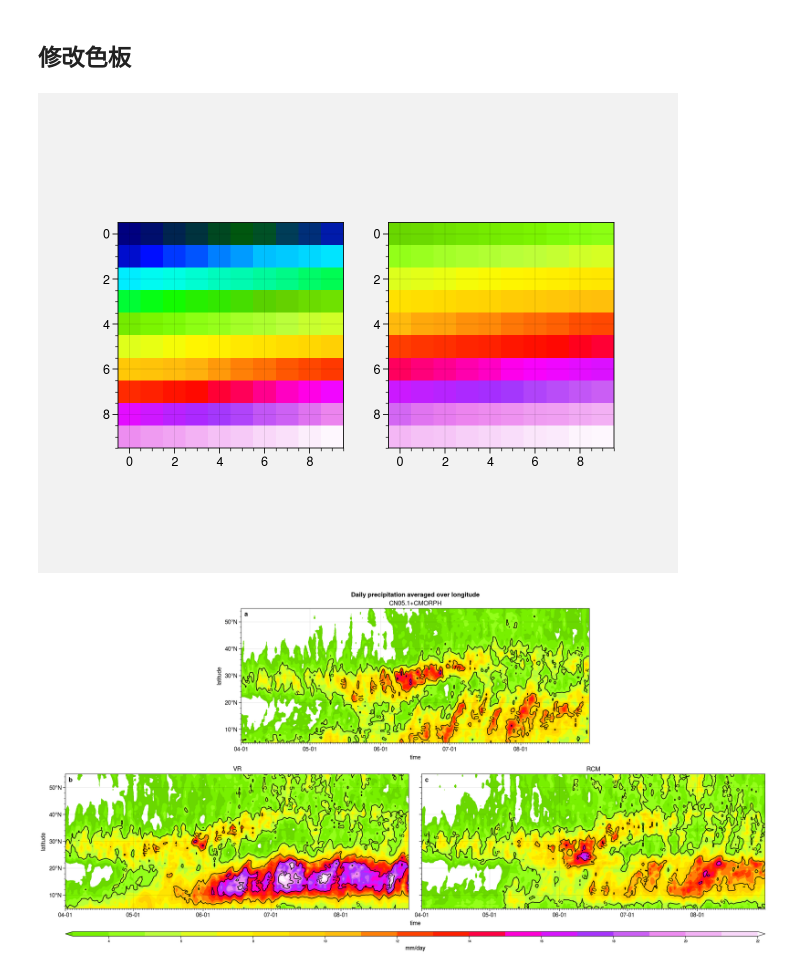
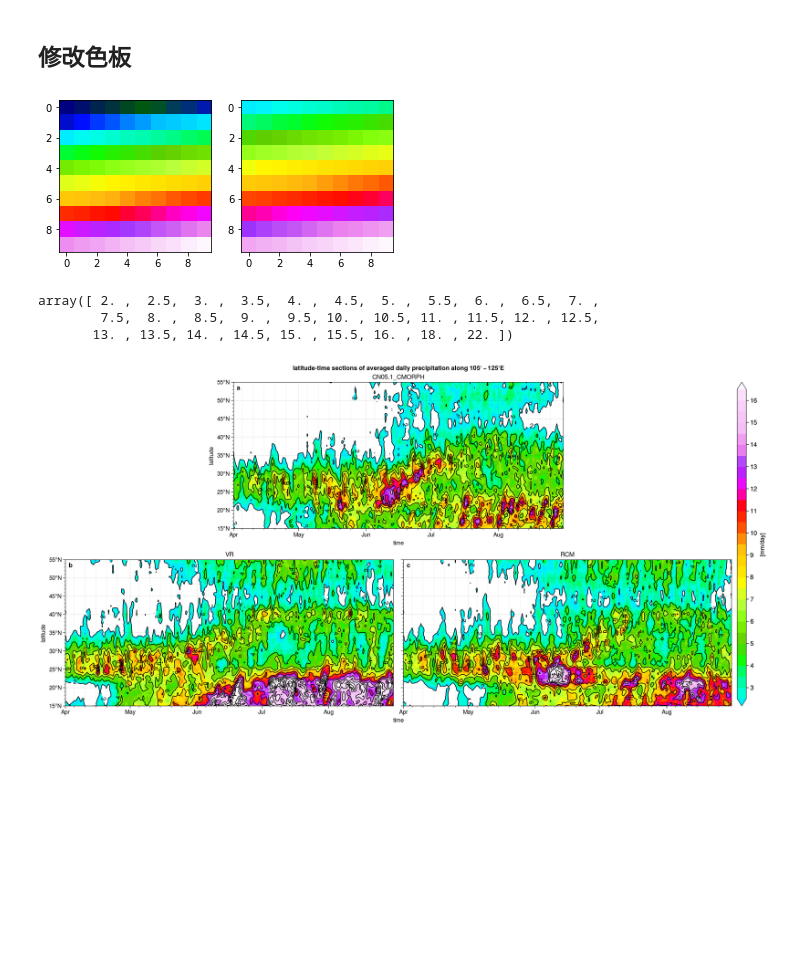
Before and after one commit to dozerlcl/MPAS_case_study, a Jupyter notebook: 92-25km_vr_rcm_postprocess/visualization/check_obs/settled/pre/time_latitude/pre_time_lat.ipynb, the cells around one changed output. Cells and saved outputs as stored; diff of their text form; code cells hidden in the pictures; blank space fills up the shorter version.

```diff
--- a/92-25km_vr_rcm_postprocess/visualization/check_obs/settled/pre/time_latitude/pre_time_lat.ipynb
+++ b/92-25km_vr_rcm_postprocess/visualization/check_obs/settled/pre/time_latitude/pre_time_lat.ipynb
@@ -78,27 +78,36 @@ for ivar in var.keys():
 # %%
 # 调整cmap，去掉gist_ncar 中深蓝色的部分
 # https://stackoverflow.com/questions/18926031/how-to-extract-a-subset-of-a-colormap-as-a-new-colormap-in-matplotlib
 
 import matplotlib.pyplot as plt
 import matplotlib.colors as colors
 import numpy as np
+import cmaps
 
 def truncate_colormap(cmap, minval=0.0, maxval=1.0, n=100):
     new_cmap = colors.LinearSegmentedColormap.from_list(
         'trunc({n},{a:.2f},{b:.2f})'.format(n=cmap.name, a=minval, b=maxval),
         cmap(np.linspace(minval, maxval, n)))
     return new_cmap
 
 arr = np.linspace(0, 50, 100).reshape((10, 10))
 fig, ax = plt.subplots(ncols=2)
 
 cmap = plt.get_cmap('gist_ncar')
-new_cmap = truncate_colormap(cmap, 0.38, 1.)
+# cmap = cmaps.gui_default
+new_cmap = truncate_colormap(cmap, 0.2, 1.)
 ax[0].imshow(arr, interpolation='nearest', cmap=cmap)
 ax[1].imshow(arr, interpolation='nearest', cmap=new_cmap)
 plt.show()
 # %% [output]
-[figure, old version]
+[figure, new version]
+# %%
+mean_ticks = np.concatenate((np.linspace(2,16,29), np.linspace(18,22,2)), axis=0)
+mean_ticks
+# %% [output]
+array([ 2. ,  2.5,  3. ,  3.5,  4. ,  4.5,  5. ,  5.5,  6. ,  6.5,  7. ,
+        7.5,  8. ,  8.5,  9. ,  9.5, 10. , 10.5, 11. , 11.5, 12. , 12.5,
+       13. , 13.5, 14. , 14.5, 15. , 15.5, 16. , 18. , 22. ])
 # %%
 # import proplot as plot
 from matplotlib import pyplot as plt
@@ -112,14 +121,16 @@ lat_sel  = var_lattime['obs'].lat
 # time_sel = var_lattime['obs'].time.dt.strftime("%m-%d")
 time_sel = var_lattime['obs'].time.values
 
-ticks = np.arange(2,24,1.)
-ticks_contour = np.arange(5,30,5.)
+# ticks = np.arange(4,25,1.)
+# ticks = np.arange(4,20,.5)
+ticks_contour = np.arange(0,30,2.)
+ticks = mean_ticks
 #----- create plot -----
 shapearray=[[0,1,1,0],[2,2,3,3]]
-fig, axs = plot.subplots(shapearray,figsize=(16,12))
+fig, axs = plot.subplots(shapearray,figsize=(16,8))
 
 #-----2012-----
-axs[0].format(title='CN05.1+CMORPH')
+axs[0].format(title='CN05.1_CMORPH')
 # axs[1].format(title='CMORPH')
 axs[1].format(title='VR')
 axs[2].format(title='RCM')
@@ -134,26 +145,33 @@ for i, ivar in enumerate(var_list):
     axs[i].clabel(m_contour, inline=True, fontsize=10, colors = 'k', fmt='%2.0f',use_clabeltext=True, inline_spacing=0)
 # format作为整个proplot集中对属性进行修改的method
 axs.format(
-xlocator=('month', [4,5,6,7,8]),
-xminorlocator='day',
+abc=True, abcloc='ul',
+
+yformatter='deglat',
+ylim=(15,55),
+ylabel='latitude',
+
 # xlocator='weekday',
-xformatter='%m-%d',
-yformatter='deglat',
+# xlocator=('month', [4,5,6,7,8]),
+# xminorlocator='day',
+# xformatter='%m-%d',
 xrotation=0,  # rotated time ticks
-ylim=(5,55),
-abc=True, abcloc='ul',
 xlabel='time',
-ylabel='latitude',
-suptitle="Daily precipitation averaged over longitude"
+xminorlocator=('day',range(0,30,5)),
+xlocator=('month',range(0,12,1)),
+xformatter = '%b', #title='Ticks every N units',
+xgridminor = True,
+
+suptitle="latitude-time sections of averaged daily precipitation along " + r"$105^{\circ} -125^{\circ} E$"
 )
 
 # for tick in axs.get_xticklabels():
     # tick.set_rotation(45)
 #----- add contour tick labels -----
-fig.colorbar(m_overlay, loc='b', length = 1., width=0.1,extend='both', label='mm/day',
-ticklabelsize=5,ticks=ticks[::2])
+fig.colorbar(m_overlay, loc='r', length = 1., width=0.2,extend='both', label='[mm/day]',
+ticklabelsize=10,ticks=ticks[::2])
 
 fig.patch.set_facecolor('white')
-plt.savefig('./output_pic/precip_98-17_lat-time_large_py.png', dpi=600, facecolor= "white")
+# plt.savefig('./output_pic/precip_98-17_lat-time_large_py.png', dpi=600, facecolor= "white")
 # %% [output]
-[figure, old version]
+[figure, new version]
```
Also changed, not shown: parts of 1 cell of this notebook, 15 other files.
